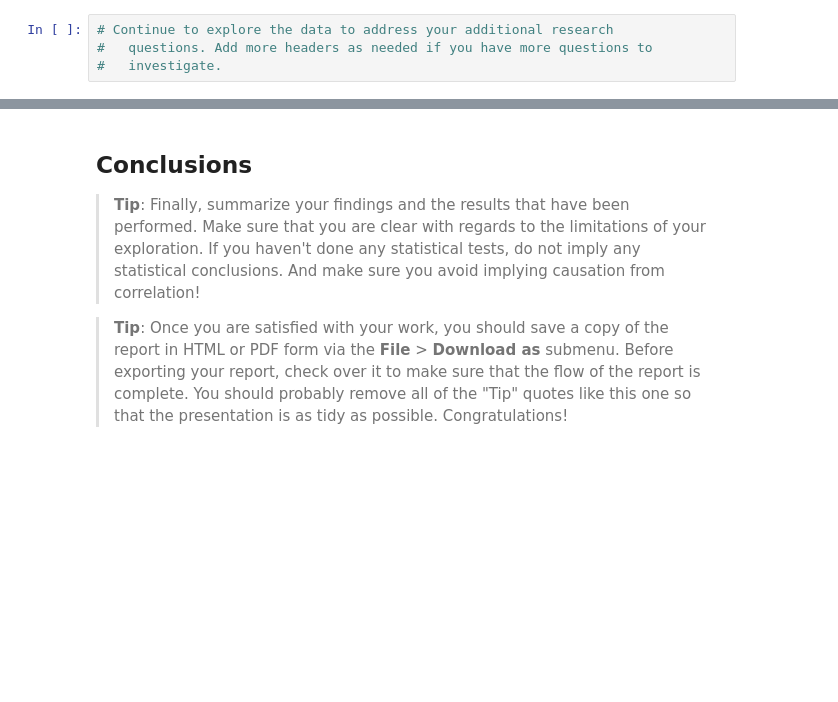
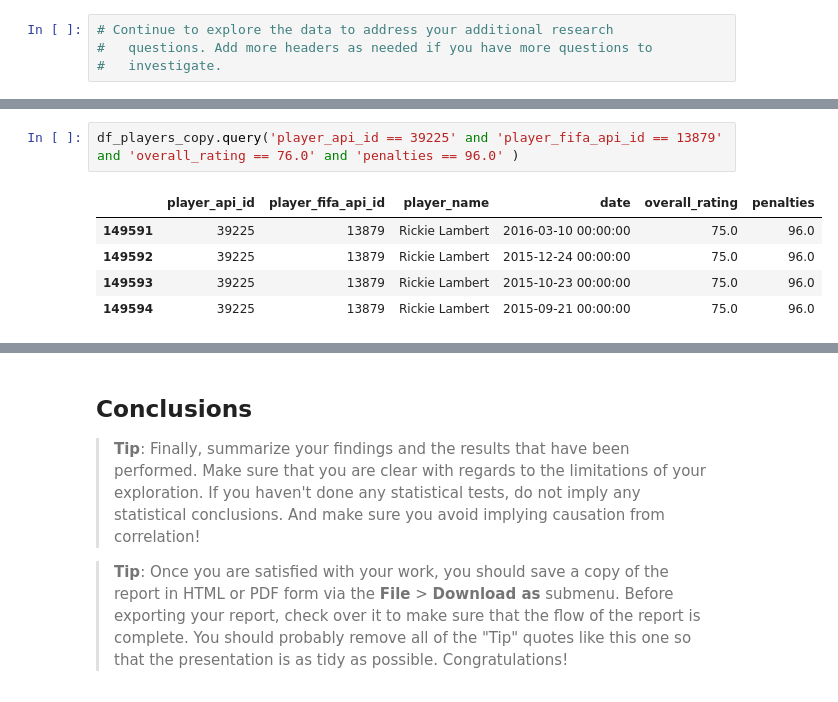
Before and after one commit to mohmednasr/europeansoccerdatabase, a Jupyter notebook: investigate-a-dataset.ipynb, the cells around one changed output, grey strips where cells are left out. Drawn from its saved outputs; the diff is of its cells as text; blank space fills up the shorter version.

```diff
--- a/investigate-a-dataset.ipynb
+++ b/investigate-a-dataset.ipynb
@@ -555,0 +577,8 @@ plt.show()
+# %%
+df_players_copy.query('player_api_id == 39225' and 'player_fifa_api_id == 13879' and 'overall_rating == 76.0' and 'penalties == 96.0' )
+# %% [output]
+|  | player_api_id | player_fifa_api_id | player_name | date | overall_rating | penalties |
+| 149591 | 39225 | 13879 | Rickie Lambert | 2016-03-10 00:00:00 | 75.0 | 96.0 |
+| 149592 | 39225 | 13879 | Rickie Lambert | 2015-12-24 00:00:00 | 75.0 | 96.0 |
+| 149593 | 39225 | 13879 | Rickie Lambert | 2015-10-23 00:00:00 | 75.0 | 96.0 |
+| 149594 | 39225 | 13879 | Rickie Lambert | 2015-09-21 00:00:00 | 75.0 | 96.0 |
```
Also changed, not shown: parts of 14 cells of this notebook.
